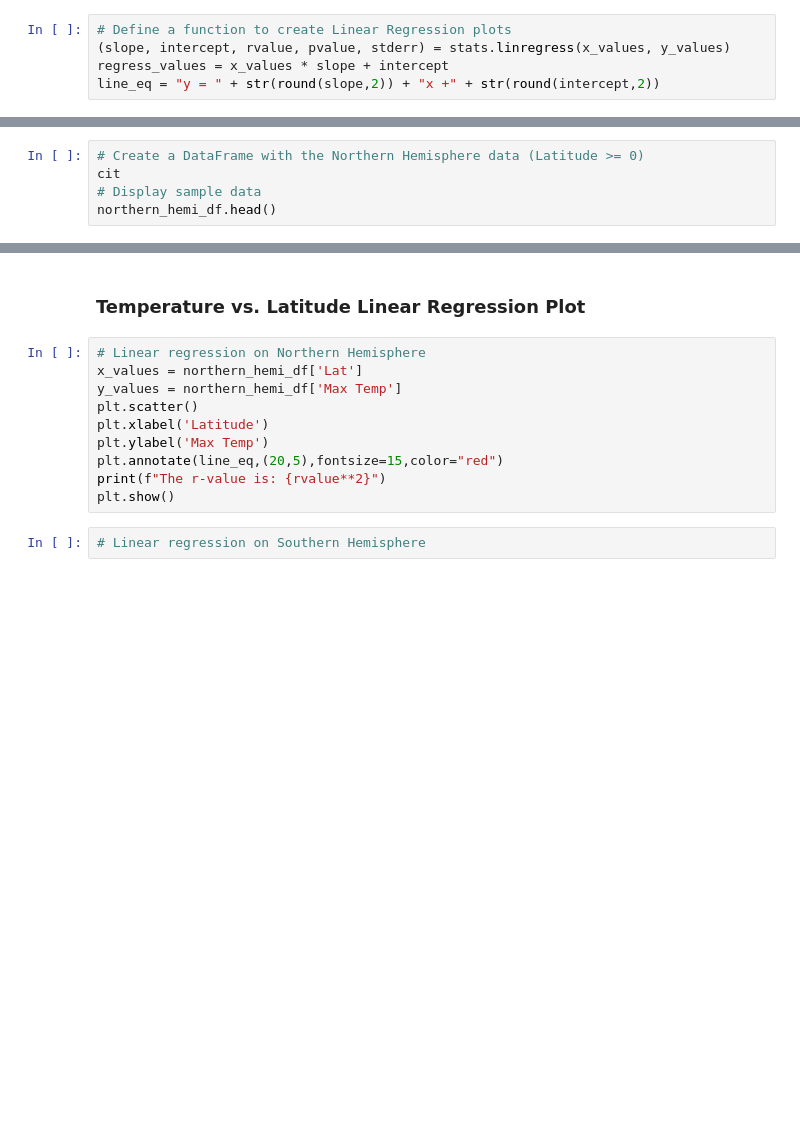
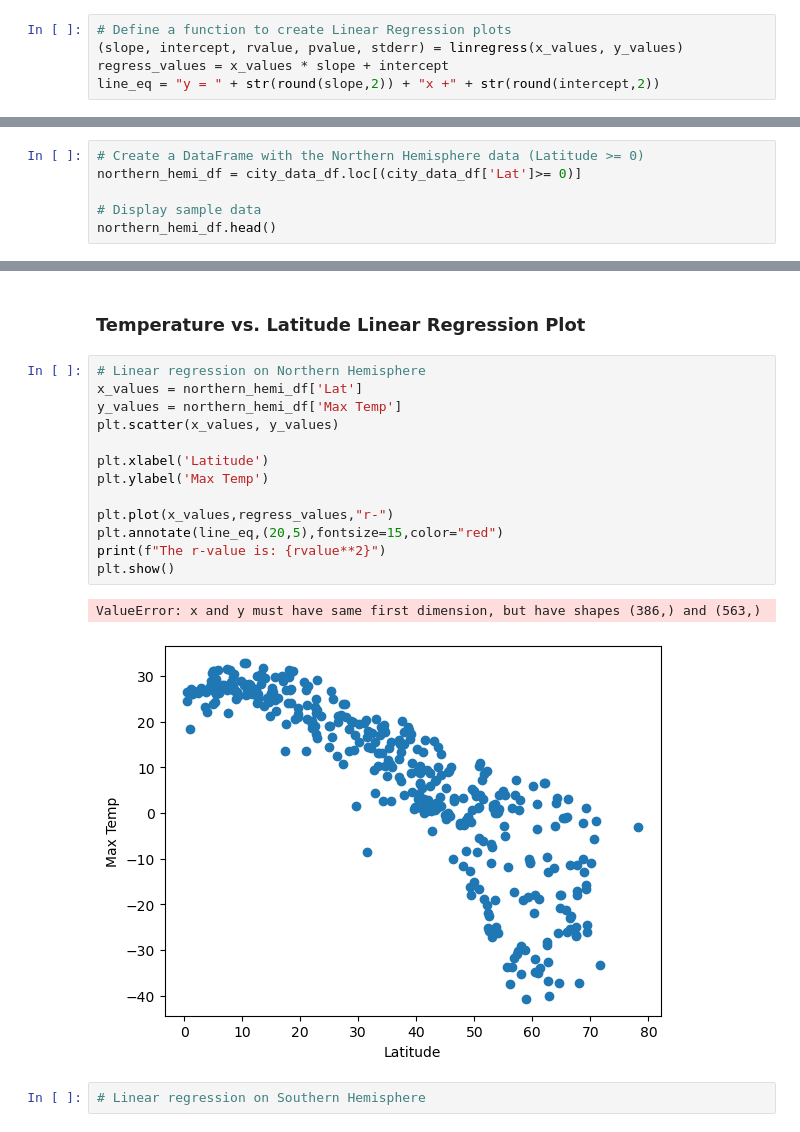
Before and after one commit to Artib03/python-api-challenge1, a Jupyter notebook: WeatherPy - Mywork.ipynb, the cells around one changed output, grey strips where cells are left out. Drawn from its saved outputs; the diff is of its cells as text; blank space fills up the shorter version.

```diff
--- a/WeatherPy - Mywork.ipynb
+++ b/WeatherPy - Mywork.ipynb
@@ -275,6 +275,6 @@ plt.show()
 ## Requirement 2: Compute Linear Regression for Each Relationship
 # %%
 # Define a function to create Linear Regression plots
-(slope, intercept, rvalue, pvalue, stderr) = stats.linregress(x_values, y_values)
+(slope, intercept, rvalue, pvalue, stderr) = linregress(x_values, y_values)
 regress_values = x_values * slope + intercept
 line_eq = "y = " + str(round(slope,2)) + "x +" + str(round(intercept,2))
@@ -283,5 +281,6 @@ NameError: name 'stats' is not defined
 # %%
 # Create a DataFrame with the Northern Hemisphere data (Latitude >= 0)
-cit
+northern_hemi_df = city_data_df.loc[(city_data_df['Lat']>= 0)]
+
 # Display sample data
 northern_hemi_df.head()
@@ -296,13 +311,19 @@ southern_hemi_df.head()
 # %%
 # Linear regression on Northern Hemisphere
 x_values = northern_hemi_df['Lat']
 y_values = northern_hemi_df['Max Temp']
-plt.scatter()
+plt.scatter(x_values, y_values)
+
 plt.xlabel('Latitude')
 plt.ylabel('Max Temp')
+
+plt.plot(x_values,regress_values,"r-")
 plt.annotate(line_eq,(20,5),fontsize=15,color="red")
 print(f"The r-value is: {rvalue**2}")
 plt.show()
+# %% [output]
+ValueError: x and y must have same first dimension, but have shapes (386,) and (563,)
+[figure, added]
 # %%
 # Linear regression on Southern Hemisphere
 # %% [markdown]
```
Also changed, not shown: parts of 12 cells of this notebook, 4 other files.
